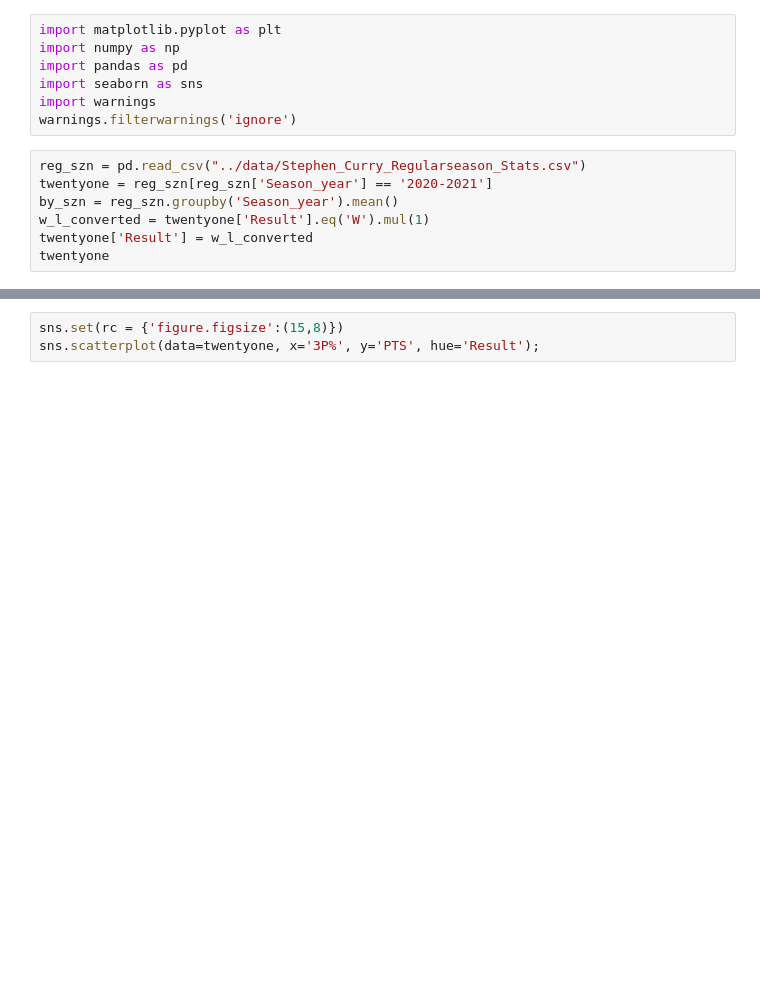
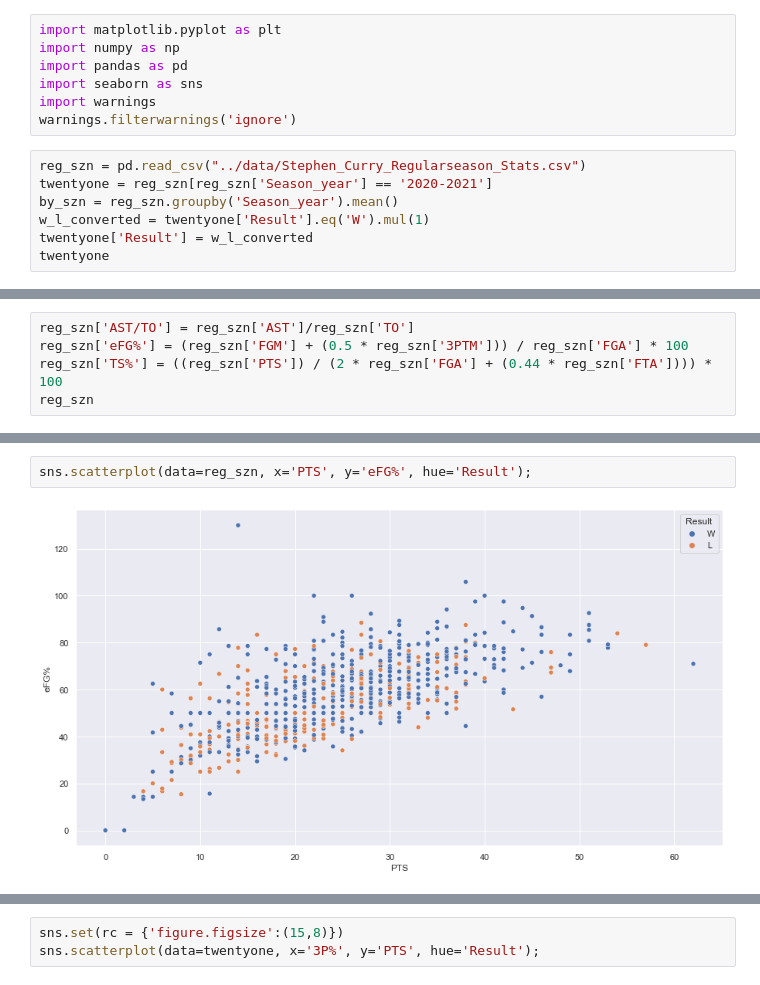
Before and after one commit to sidmurthy/stephstuff, a Jupyter notebook: src/stephplayground.ipynb, the cells around one changed output, grey strips where cells are left out. Drawn from its saved outputs; the diff is of its cells as text; blank space fills up the shorter version.

```diff
--- a/src/stephplayground.ipynb
+++ b/src/stephplayground.ipynb
@@ -14,0 +23,5 @@ twentyone
+# %%
+reg_szn['AST/TO'] = reg_szn['AST']/reg_szn['TO']
+reg_szn['eFG%'] = (reg_szn['FGM'] + (0.5 * reg_szn['3PTM'])) / reg_szn['FGA'] * 100
+reg_szn['TS%'] = ((reg_szn['PTS']) / (2 * reg_szn['FGA'] + (0.44 * reg_szn['FTA']))) * 100
+reg_szn
@@ -14,0 +42,4 @@ twentyone
+# %%
+sns.scatterplot(data=reg_szn, x='PTS', y='eFG%', hue='Result');
+# %% [output]
+[figure, added]
```
Also changed, not shown: parts of 11 cells of this notebook.
